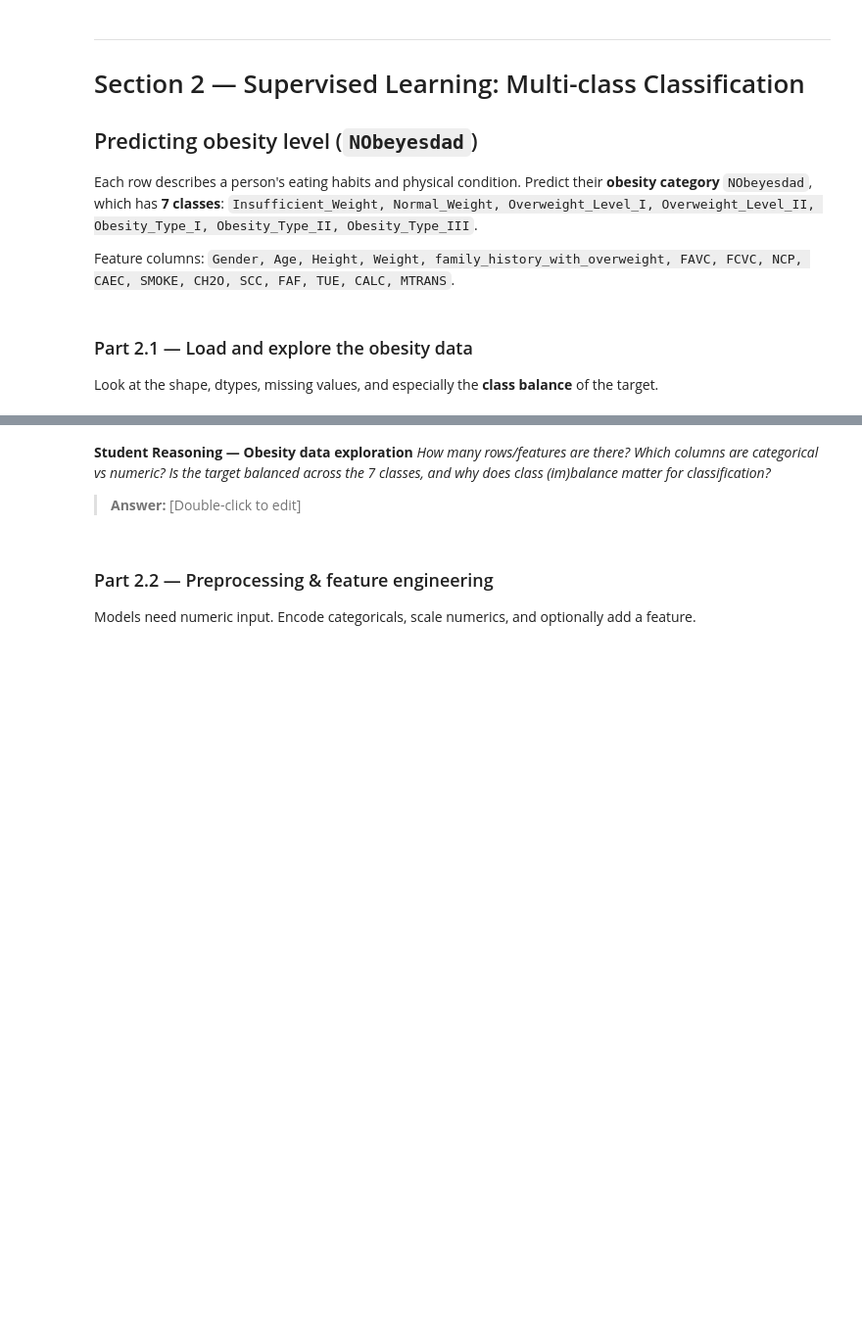
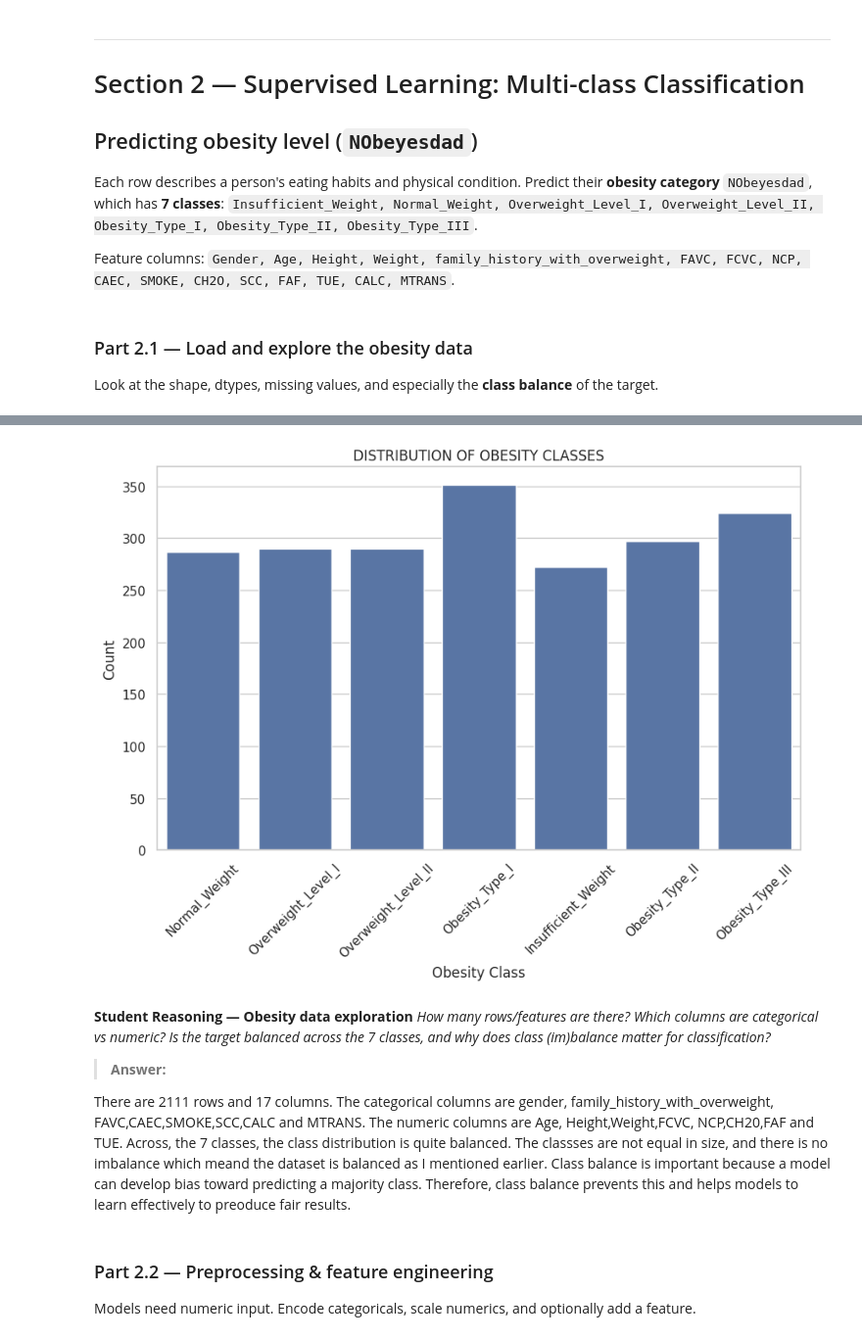
Before and after one commit to joyy-atschool/lab-2-predictive-analytics, a Jupyter notebook: lab_2_predictive_analytics.ipynb, the cells around one changed output, grey strips where cells are left out. Shown at 98% size. Drawn from its saved outputs; the diff is of its cells as text; code cells hidden in the pictures; blank space fills up the shorter version.

```diff
--- a/lab_2_predictive_analytics.ipynb
+++ b/lab_2_predictive_analytics.ipynb
@@ -444,5 +444,12 @@ Look at the shape, dtypes, missing values, and especially the **class balance**
 
 # TODO: Inspect shape, head, info, describe, and missing values.
 
-# TODO: Show the class distribution of `NObeyesdad`
-#   (value_counts and a sns.countplot). Is it balanced across the 7 classes?
+
+obesity = pd.read_csv("https://cf-courses-data.s3.us.cloud-object-storage.appdomain.cloud/GkDzb7bWrtvGXdPOfk6CIg/Obesity-level-prediction-dataset.csv")
+
+
+obesity.shape
+obesity.head()
+obesity.info()
+
+obesity.isna().sum()
@@ -449,9 +509,29 @@ Look at the shape, dtypes, missing values, and especially the **class balance**
+# %%
+import seaborn as sns
+import matplotlib.pyplot as plt
+
+plt.figure(figsize=(10,6))
+
+sns.countplot(data=obesity, x='NObeyesdad')
+
+plt.title("DISTRIBUTION OF OBESITY CLASSES")
+plt.xlabel("Obesity Class")
+plt.ylabel("Count")
+plt.xticks(rotation=45)
+
+plt.show()
+# %% [output]
+[figure, added]
 # %% [markdown]
 **Student Reasoning — Obesity data exploration**
 *How many rows/features are there? Which columns are categorical vs numeric? Is the target
 balanced across the 7 classes, and why does class (im)balance matter for classification?*
 
-> **Answer:** [Double-click to edit]
+> **Answer:**
+
+There are 2111 rows and 17 columns. The categorical columns are gender, family_history_with_overweight, FAVC,CAEC,SMOKE,SCC,CALC and MTRANS.
+The numeric columns are Age, Height,Weight,FCVC, NCP,CH20,FAF and TUE.
+Across, the 7 classes, the class distribution is quite balanced. The classses are not equal in size, and there is no imbalance which meand the dataset is balanced as I mentioned earlier. Class balance is important because a model can develop bias toward predicting a majority class. Therefore, class balance prevents this and helps models to learn effectively to preoduce fair results.
 # %% [markdown]
 ### Part 2.2 — Preprocessing & feature engineering
 Models need numeric input. Encode categoricals, scale numerics, and optionally add a feature.
```
Also changed, not shown: parts of 8 cells of this notebook.
